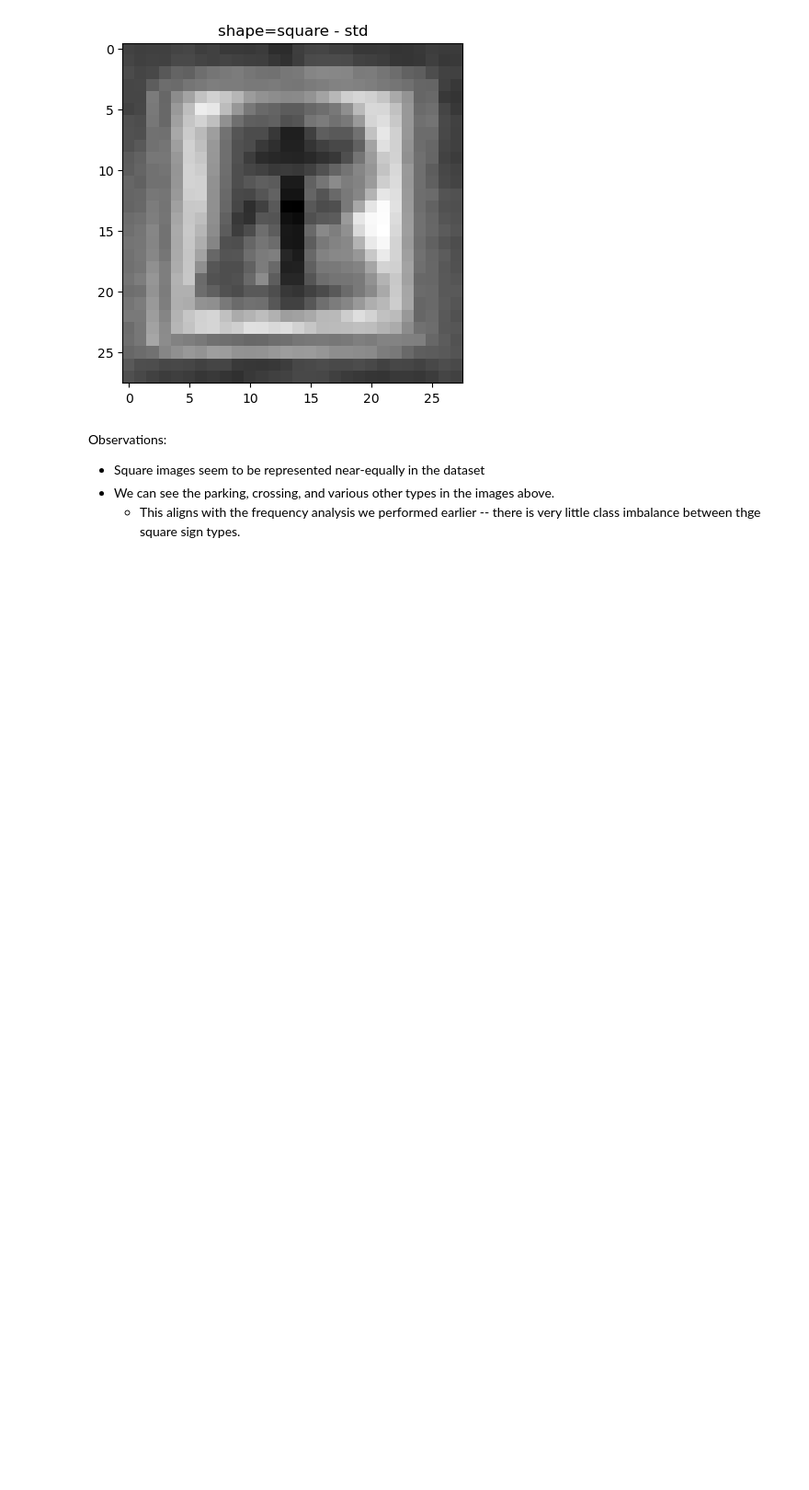
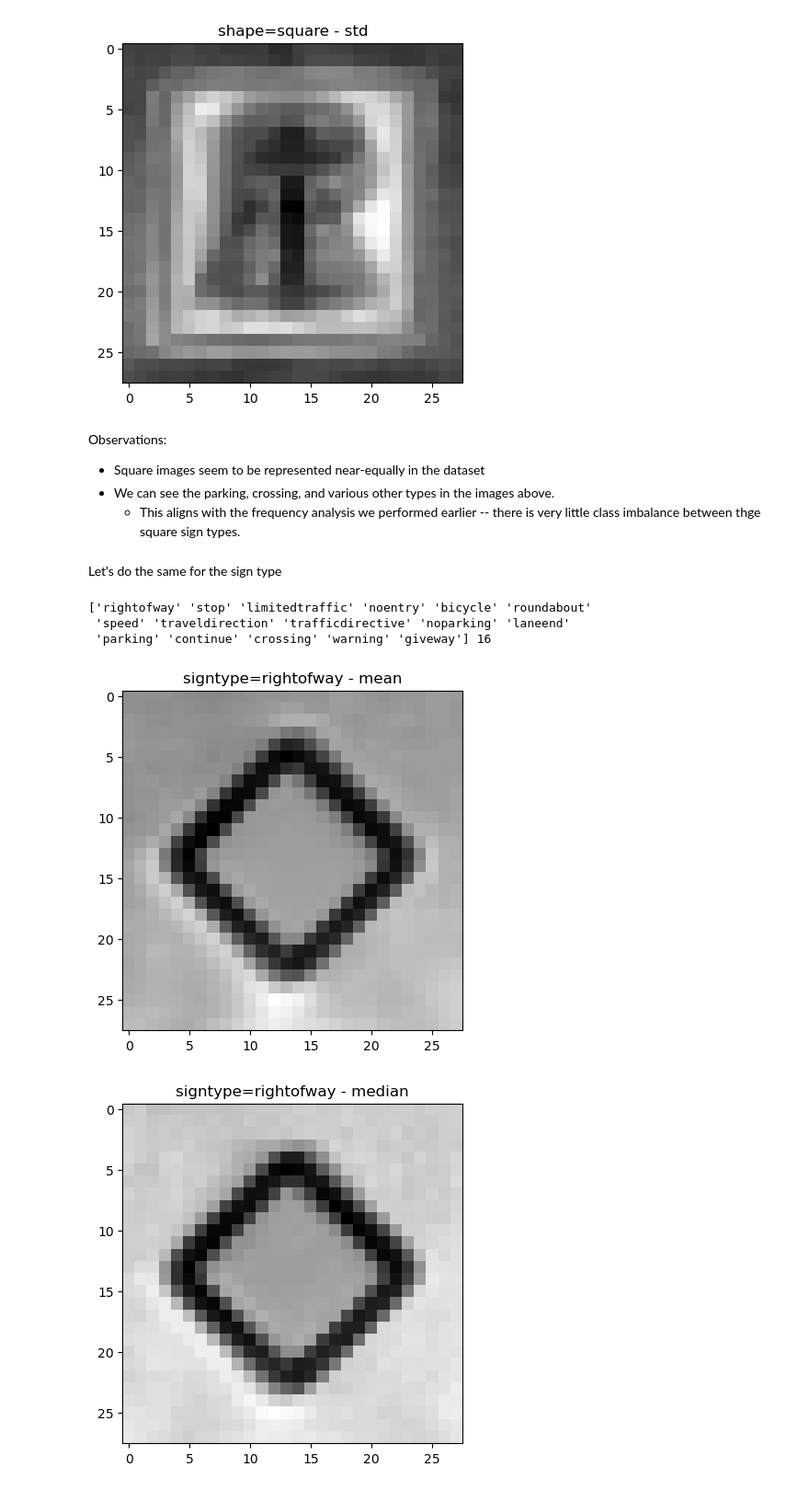
Before and after one commit to ItsThatBlackKid/ml-a2, a Jupyter notebook: s3788996.ipynb, the cells around one changed output. Shown at 92% size. Drawn from its saved outputs; the diff is of its cells as text; code cells hidden in the pictures; blank space fills up the shorter version.

```diff
--- a/s3788996.ipynb
+++ b/s3788996.ipynb
@@ -470,9 +490,15 @@ Observations:
     * Similarities between "continue" and "laneend" could lead to mixed predictions.
 # %%
 def calc_shape_stats(shape, stat = 'mean'):
+    return calc_stats('shape',shape, stat)
+
+def calc_signtype_stats(signtype, stat = 'mean'):
+    return calc_stats('type',signtype, stat)
+
+def calc_stats(query_col, col_val, stat = 'mean'):
     img_matrix = None
     stat_img = None
-    df = traffic_df.query(f'shape == "{shape}"')
+    df = traffic_df.query(f'{query_col} == "{col_val}"')
 
     for idx, row in df.iterrows():
         row_img = [row['img'].ravel()]
@@ -506,6 +532,11 @@ def mean_shape_img(shape):
 def plot_shape_mean_img(shape):
     plt.imshow(calc_shape_stats(shape), cmap='binary')
     plt.title(f'shape={shape} - mean')
+    plt.show()
+
+def plot_signtype_img_stat(signtype, stat = 'mean'):
+    plt.imshow(calc_signtype_stats(signtype, stat), cmap='binary')
+    plt.title(f'signtype={signtype} - {stat}')
     plt.show()
 
 def plot_shape_img_stat(shape, stat = 'mean'):
@@ -521,6 +552,11 @@ def plot_stat_imgs_for_shape(shape):
     plot_shape_img_stat(shape)
     plot_shape_img_stat(shape, stat = 'median')
     plot_shape_img_stat(shape, stat = 'std')
+
+def plot_stat_imgs_for_signtype(signtype):
+    plot_signtype_img_stat(signtype)
+    plot_signtype_img_stat(signtype, 'median')
+    plot_signtype_img_stat(signtype, 'std')
 # %%
 plot_stat_imgs_for_shape('diamond')
 # %% [output]
@@ -584,3 +620,16 @@ Observations:
 * Square images seem to be represented near-equally in the dataset
 * We can see the parking, crossing, and various other types in the images above.
     * This aligns with the frequency analysis we performed earlier -- there is very little class imbalance between thge square sign types.
+# %% [markdown]
+Let's do the same for the sign type
+# %%
+print(sign_types, len(sign_types))
+# %% [output]
+['rightofway' 'stop' 'limitedtraffic' 'noentry' 'bicycle' 'roundabout'
+ 'speed' 'traveldirection' 'trafficdirective' 'noparking' 'laneend'
+ 'parking' 'continue' 'crossing' 'warning' 'giveway'] 16
+# %%
+plot_stat_imgs_for_signtype('rightofway')
+# %% [output]
+[figure, added]
+[figure, added]
```
Also changed, not shown: parts of 40 cells of this notebook.
